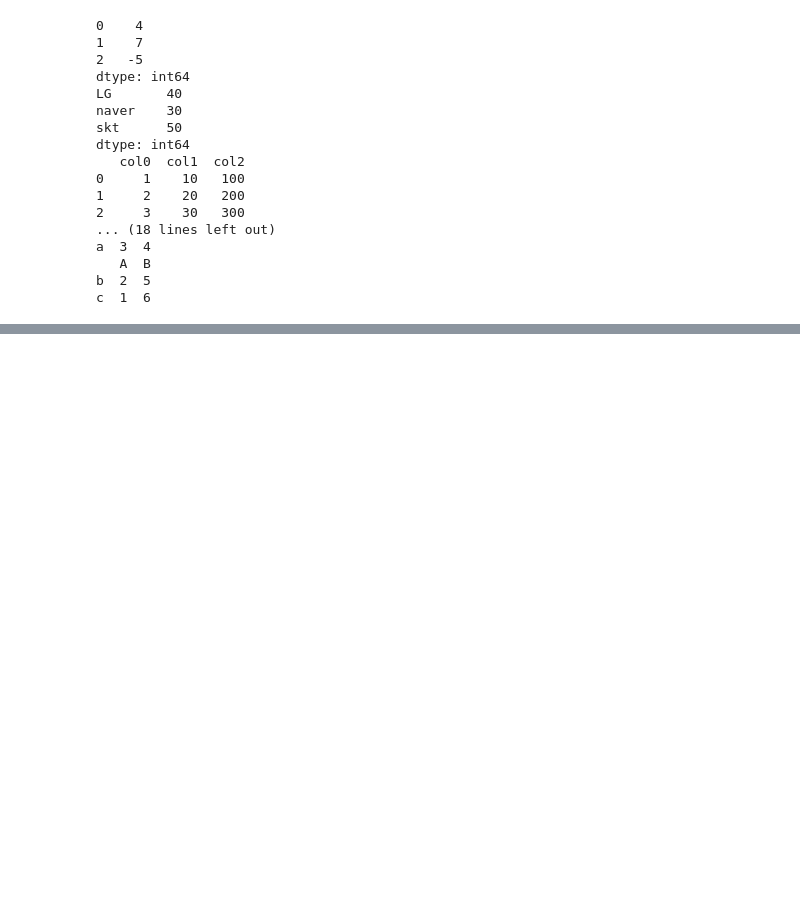
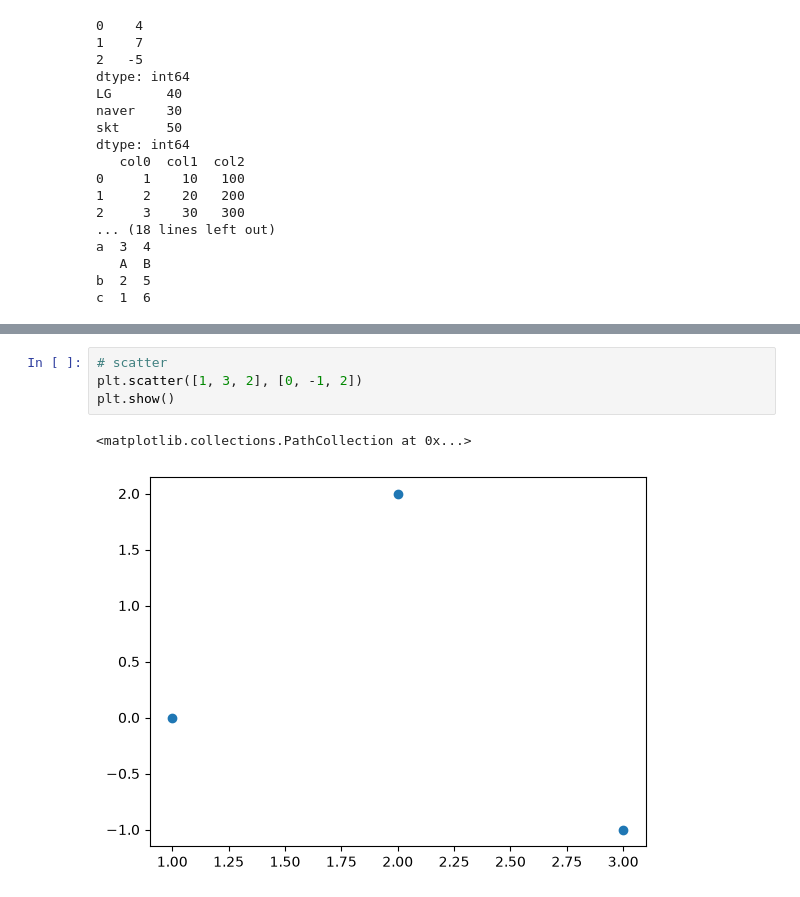
Before and after one commit to rush020114/workspace, a Jupyter notebook: next_ai/chapter05/data_preprocessing.ipynb, the cells around one changed output, grey strips where cells are left out. Drawn from its saved outputs; the diff is of its cells as text; blank space fills up the shorter version.

```diff
--- a/next_ai/chapter05/data_preprocessing.ipynb
+++ b/next_ai/chapter05/data_preprocessing.ipynb
@@ -275,0 +288,7 @@ c  1  6
+# %%
+# scatter
+plt.scatter([1, 3, 2], [0, -1, 2])
+plt.show()
+# %% [output]
+<matplotlib.collections.PathCollection at 0x...>
+[figure, added]
```
Also changed, not shown: parts of 7 cells of this notebook.
